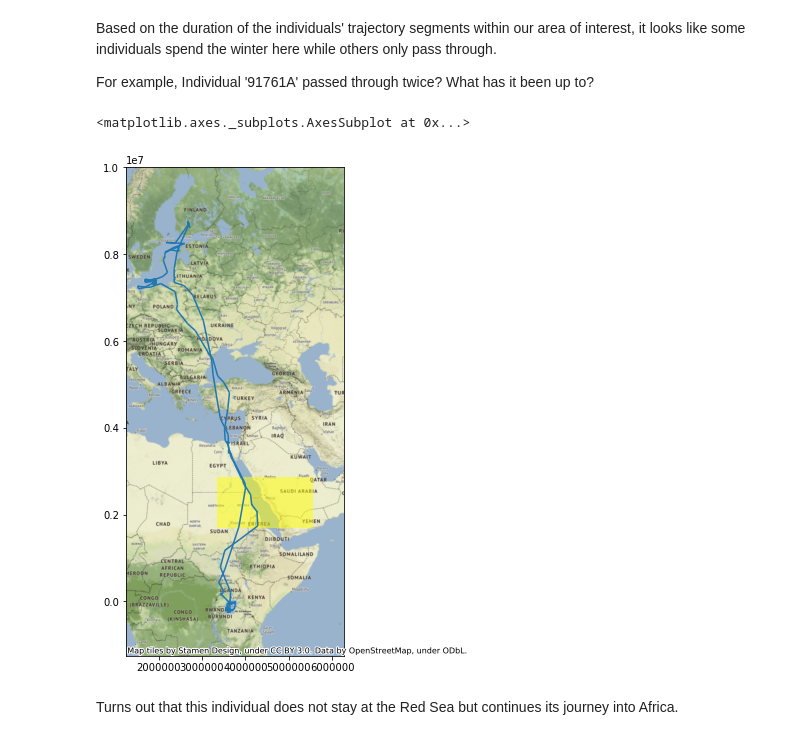
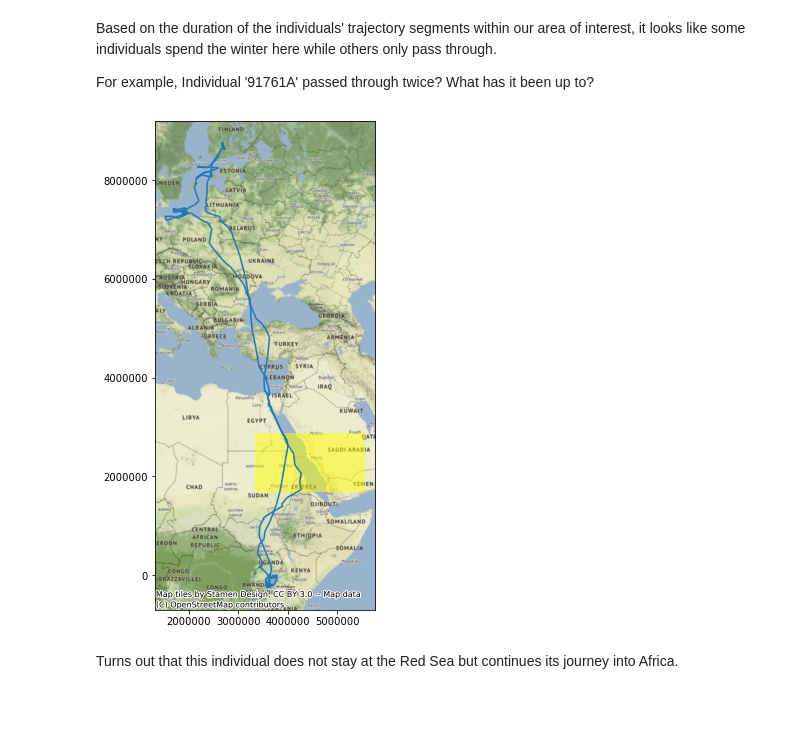
Before and after one commit to movingpandas/movingpandas, a Jupyter notebook: tutorials/2_bird_migration_analysis.ipynb, the cells around one changed output. Cells and saved outputs as stored; diff of their text form; code cells hidden in the pictures; blank space fills up the shorter version.

```diff
--- a/tutorials/2_bird_migration_analysis.ipynb
+++ b/tutorials/2_bird_migration_analysis.ipynb
@@ -113,0 +95,7 @@ Finished creating 125 trajectories in 0:00:57.112827
+# %%
+MIN_LENGTH = 100 # meters
+
+tm = mp.TrajectoryManager(df, 'individual-local-identifier', MIN_LENGTH)
+all_trajectories = tm.trajectories
+
+print("Finished creating {} trajectories".format(len(all_trajectories)))
@@ -293,14 +274,13 @@ Based on the duration of the individuals' trajectory segments within our area of
 For example, Individual '91761A' passed through twice? What has it been up to?
 # %%
 def get_individual_traj_for_year(trajs, id, year):
-    individual = get_individual(all_trajectories, id)
+    individual = tm.get_trajectory(id)
     return individual.get_segment_between(datetime(year,1,1), datetime(year,12,31))
 
 ax = plot_wgs84_polygon(area_of_interest, color='yellow')
 get_individual_traj_for_year(all_trajectories, '91761A', year_of_interest).plot(ax=ax, with_basemap=True)
 # %% [output]
-<matplotlib.axes._subplots.AxesSubplot at 0x...>
-[figure, old version]
+[figure, new version]
 # %% [markdown]
 Turns out that this individual does not stay at the Red Sea but continues its journey into Africa.
 # %% [markdown]
```
Also changed, not shown: parts of 16 cells of this notebook, 14 other files.
